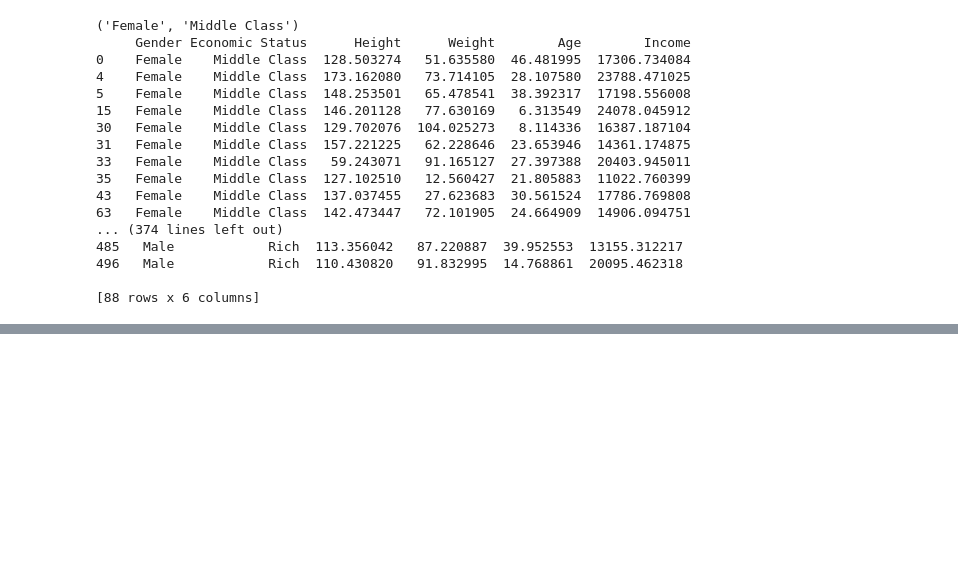
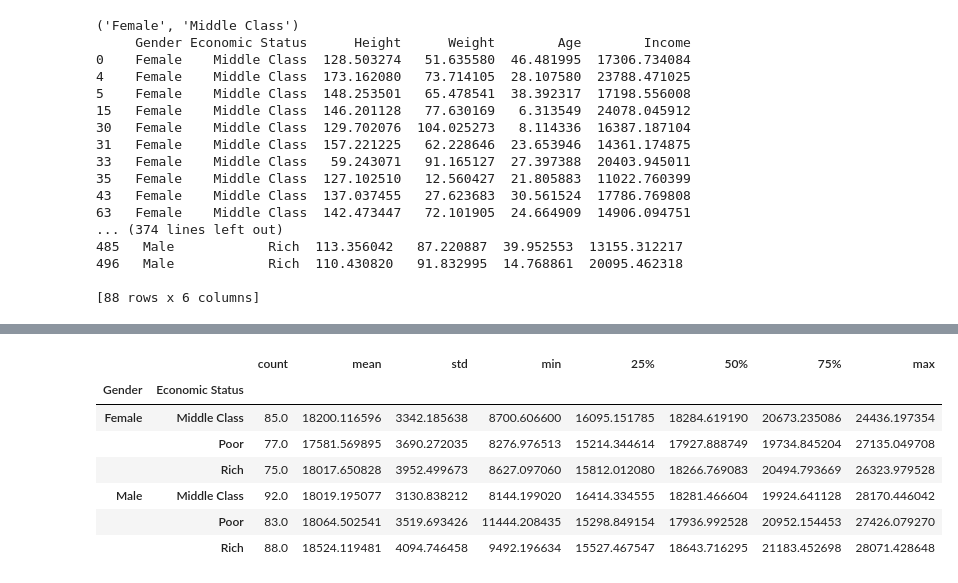
Before and after one commit to jasalazar/machine_learning_1, a Jupyter notebook: notebooks/Example_5 - Data Grouping.ipynb, the cells around one changed output, grey strips where cells are left out. Cells and saved outputs as stored; diff of their text form; code cells hidden in the pictures; blank space fills up the shorter version.

```diff
--- a/notebooks/Example_5 - Data Grouping.ipynb
+++ b/notebooks/Example_5 - Data Grouping.ipynb
@@ -111,0 +160,12 @@ for names, groups in double_group:
+# %%
+grouped_income = double_group["Income"]
+grouped_income.describe()
+# %% [output]
+|  |  | count | mean | std | min | 25% | 50% | 75% | max |
+| Gender | Economic Status |  |  |  |  |  |  |  |  |
+| Female | Middle Class | 85.0 | 18200.116596 | 3342.185638 | 8700.606600 | 16095.151785 | 18284.619190 | 20673.235086 | 24436.197354 |
+|  | Poor | 77.0 | 17581.569895 | 3690.272035 | 8276.976513 | 15214.344614 | 17927.888749 | 19734.845204 | 27135.049708 |
+|  | Rich | 75.0 | 18017.650828 | 3952.499673 | 8627.097060 | 15812.012080 | 18266.769083 | 20494.793669 | 26323.979528 |
+| Male | Middle Class | 92.0 | 18019.195077 | 3130.838212 | 8144.199020 | 16414.334555 | 18281.466604 | 19924.641128 | 28170.446042 |
+|  | Poor | 83.0 | 18064.502541 | 3519.693426 | 11444.208435 | 15298.849154 | 17936.992528 | 20952.154453 | 27426.079270 |
+|  | Rich | 88.0 | 18524.119481 | 4094.746458 | 9492.196634 | 15527.467547 | 18643.716295 | 21183.452698 | 28071.428648 |
```
Also changed, not shown: parts of 22 cells of this notebook.
